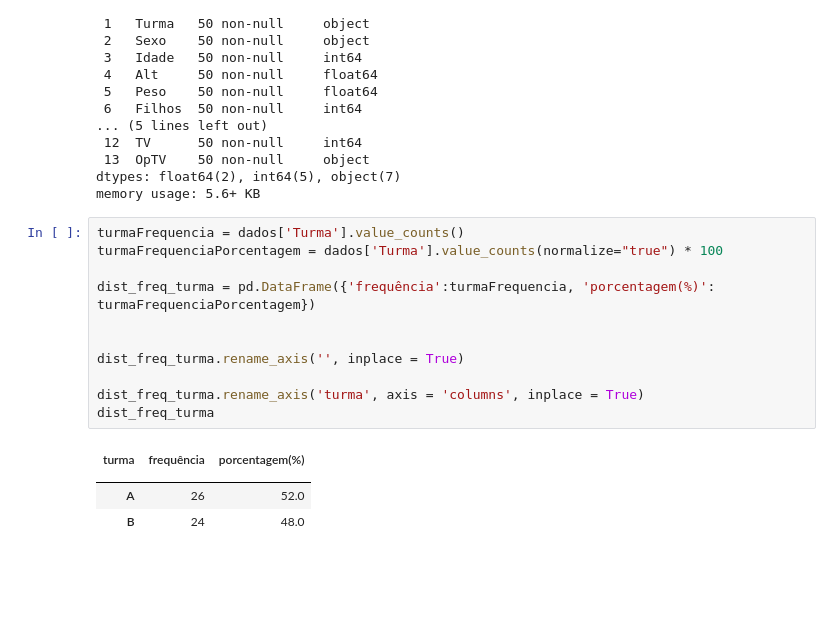
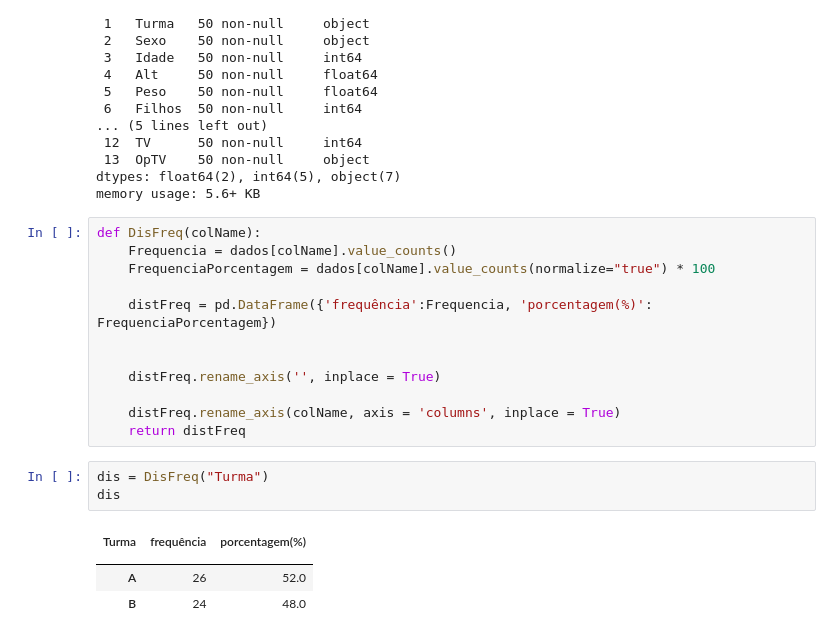
Before and after one commit to alnnu/ProbabilidadeEstatistica, a Jupyter notebook: analise de dados/tarefa1/tarefa1.ipynb, the cells around one changed output. Saved outputs shown, nothing was run; the diff lists cells and outputs as text; blank space fills up the shorter version.

```diff
--- a/analise de dados/tarefa1/tarefa1.ipynb
+++ b/analise de dados/tarefa1/tarefa1.ipynb
@@ -32,19 +32,23 @@ Data columns (total 14 columns):
  13  OpTV    50 non-null     object
 dtypes: float64(2), int64(5), object(7)
 memory usage: 5.6+ KB
+# %%
+def DisFreq(colName):
+    Frequencia = dados[colName].value_counts()
+    FrequenciaPorcentagem = dados[colName].value_counts(normalize="true") * 100
+
+    distFreq = pd.DataFrame({'frequência':Frequencia, 'porcentagem(%)': FrequenciaPorcentagem})
+
+
+    distFreq.rename_axis('', inplace = True)
+
+    distFreq.rename_axis(colName, axis = 'columns', inplace = True)
+    return distFreq
 # %%
-turmaFrequencia = dados['Turma'].value_counts()
-turmaFrequenciaPorcentagem = dados['Turma'].value_counts(normalize="true") * 100
-
-dist_freq_turma = pd.DataFrame({'frequência':turmaFrequencia, 'porcentagem(%)': turmaFrequenciaPorcentagem})
-
-
-dist_freq_turma.rename_axis('', inplace = True)
-
-dist_freq_turma.rename_axis('turma', axis = 'columns', inplace = True)
-dist_freq_turma
+dis = DisFreq("Turma")
+dis
 # %% [output]
-| turma | frequência | porcentagem(%) |
+| Turma | frequência | porcentagem(%) |
 |  |  |  |
 | A | 26 | 52.0 |
 | B | 24 | 48.0 |
```
Also changed, not shown: parts of 3 cells of this notebook.
